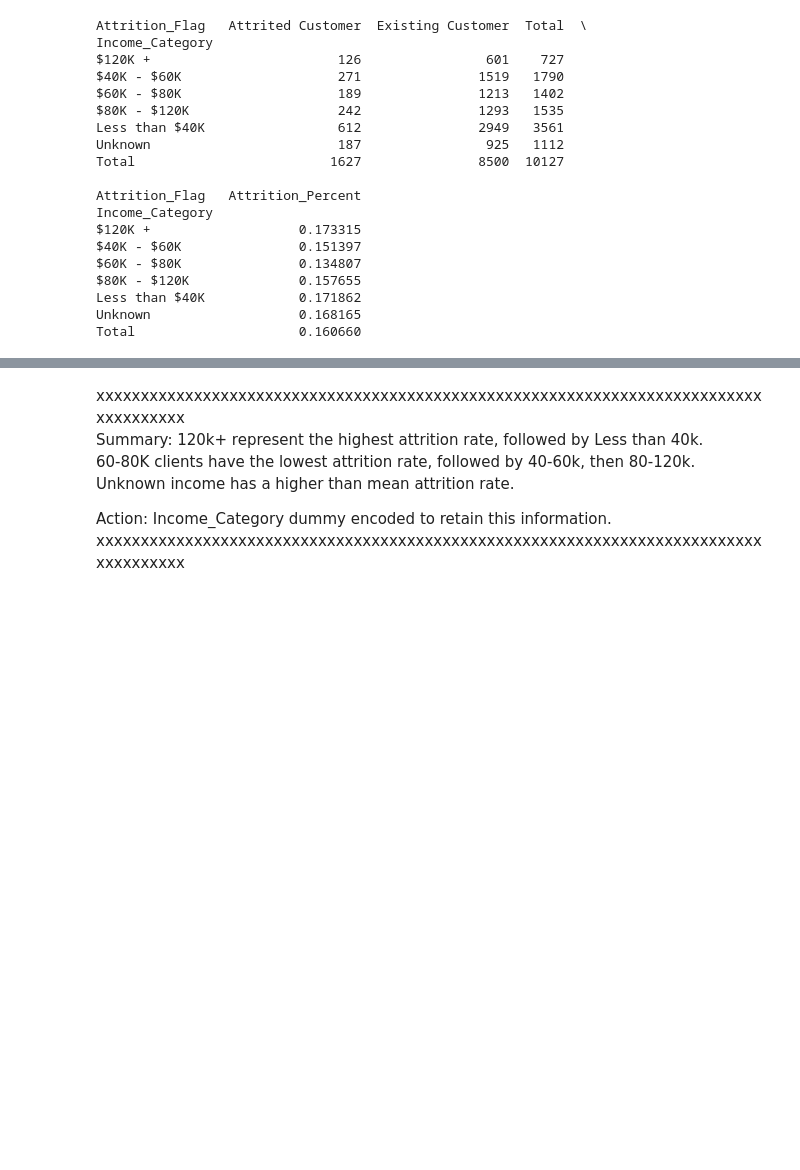
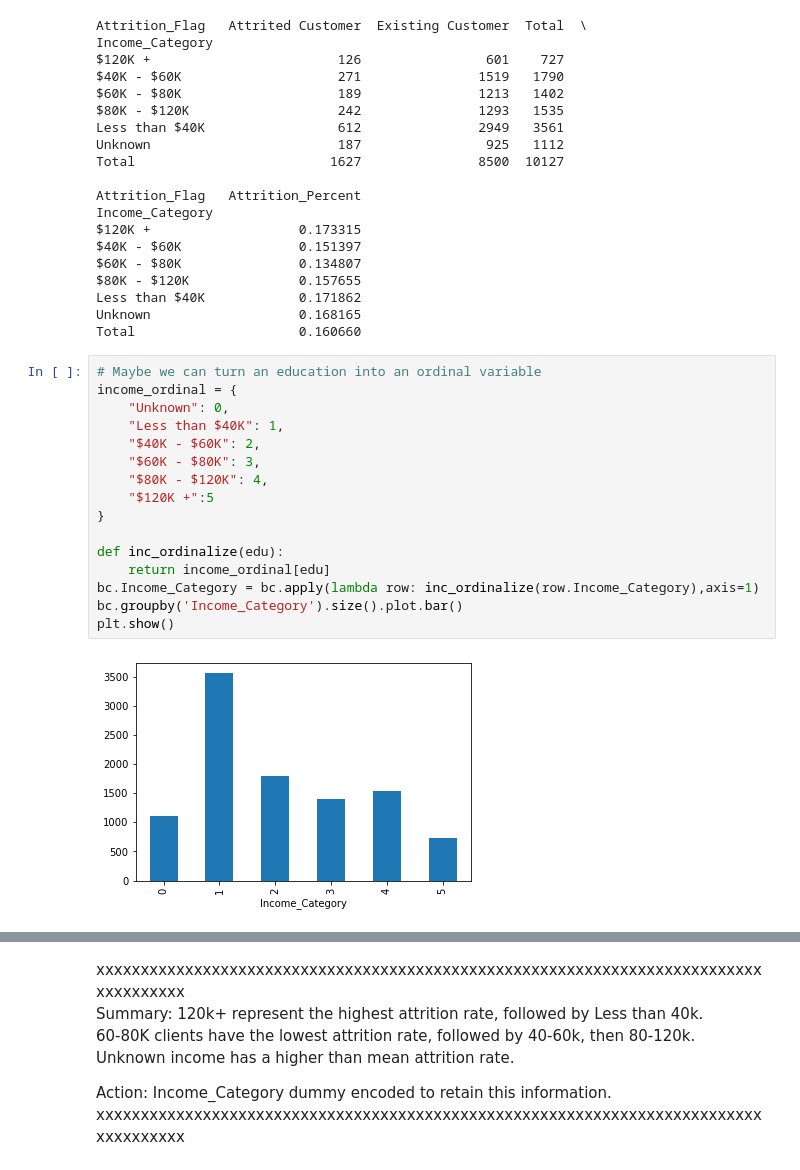
Before and after one commit to rcancel3/ADS505, a Jupyter notebook: Master_file.ipynb, the cells around one changed output, grey strips where cells are left out. Drawn from its saved outputs; the diff is of its cells as text; blank space fills up the shorter version.

Commit message:
ordinalized income cat

```diff
--- a/Master_file.ipynb
+++ b/Master_file.ipynb
@@ -367,3 +367,21 @@ $80K - $120K              0.157655
 Less than $40K            0.171862
 Unknown                   0.168165
 Total                     0.160660
+# %%
+# Maybe we can turn an education into an ordinal variable
+income_ordinal = {
+    "Unknown": 0,
+    "Less than $40K": 1,
+    "$40K - $60K": 2,
+    "$60K - $80K": 3,
+    "$80K - $120K": 4,
+    "$120K +":5
+}
+
+def inc_ordinalize(edu):
+    return income_ordinal[edu]
+bc.Income_Category = bc.apply(lambda row: inc_ordinalize(row.Income_Category),axis=1)
+bc.groupby('Income_Category').size().plot.bar()
+plt.show()
+# %% [output]
+[figure, added]
```
Also changed, not shown: parts of 1 cell of this notebook.
